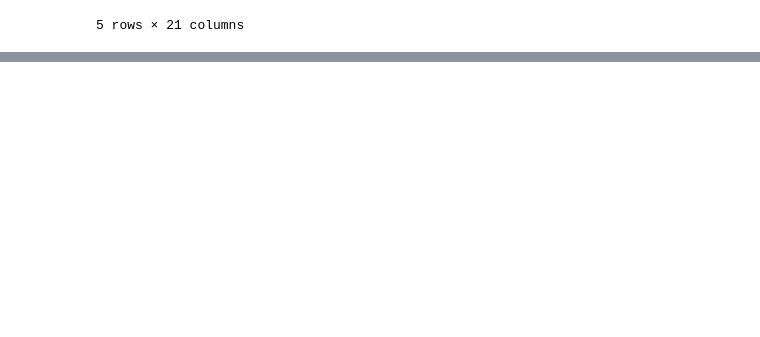
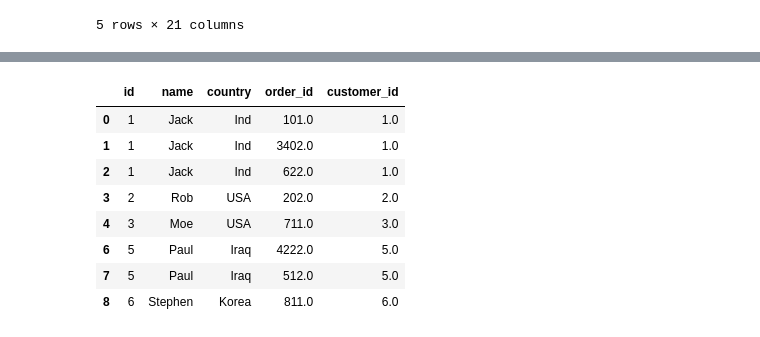
Before and after one commit to Kdotseth7/DSA-python, a Jupyter notebook: data_manipulation/data_manipulation.ipynb, the cells around one changed output, grey strips where cells are left out. Drawn from its saved outputs; the diff is of its cells as text; code cells hidden in the pictures; blank space fills up the shorter version.

Commit message:
Data manipulation mergedataframes

```diff
--- a/data_manipulation/data_manipulation.ipynb
+++ b/data_manipulation/data_manipulation.ipynb
@@ -203,0 +361,9 @@ df.head()
+# %%
+# Create Customer Table
+customers = {
+    'id': [1, 2, 3, 4, 5, 6, 7, 8],
+    'name': ['Jack', 'Rob', 'Moe', 'Kevin', 'Paul', 'Stephen', 'Jeff', 'Brendan'],
+    'country': ['Ind','USA', 'USA', 'Iran', 'Iraq', 'Korea', 'India', 'Pakistan']
+}
+cust_df = pd.DataFrame.from_dict(customers)
+cust_df
@@ -203,0 +380,8 @@ df.head()
+# %%
+# Create Order Table
+orders = {
+    'order_id': [101, 202, 3402, 4222, 512, 622, 711, 811],
+    'customer_id': [1, 2, 1, 5, 5, 1, 3, 6],
+}
+orders_df = pd.DataFrame.from_dict(orders)
+orders_df
@@ -203,0 +398,17 @@ df.head()
+# %%
+# Left Join customers and orders tables
+merged_data = cust_df.merge(orders_df, how='left', left_on='id', right_on='customer_id')
+merged_data
+# Drop NaN rows
+merged_data.dropna(axis=0, inplace=True)
+merged_data
+# %% [output]
+|  | id | name | country | order_id | customer_id |
+| 0 | 1 | Jack | Ind | 101.0 | 1.0 |
+| 1 | 1 | Jack | Ind | 3402.0 | 1.0 |
+| 2 | 1 | Jack | Ind | 622.0 | 1.0 |
+| 3 | 2 | Rob | USA | 202.0 | 2.0 |
+| 4 | 3 | Moe | USA | 711.0 | 3.0 |
+| 6 | 5 | Paul | Iraq | 4222.0 | 5.0 |
+| 7 | 5 | Paul | Iraq | 512.0 | 5.0 |
+| 8 | 6 | Stephen | Korea | 811.0 | 6.0 |
```
Also changed, not shown: parts of 16 cells of this notebook, 2 other files.
